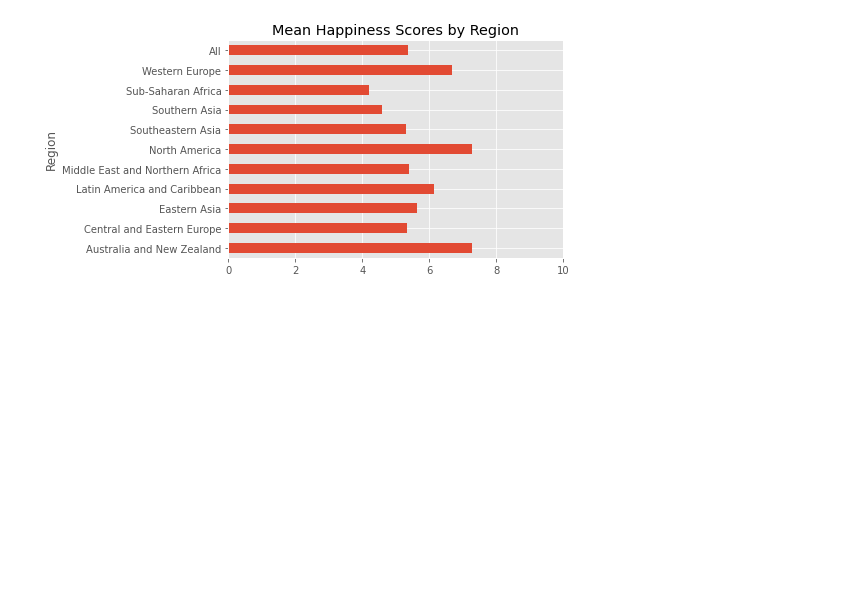
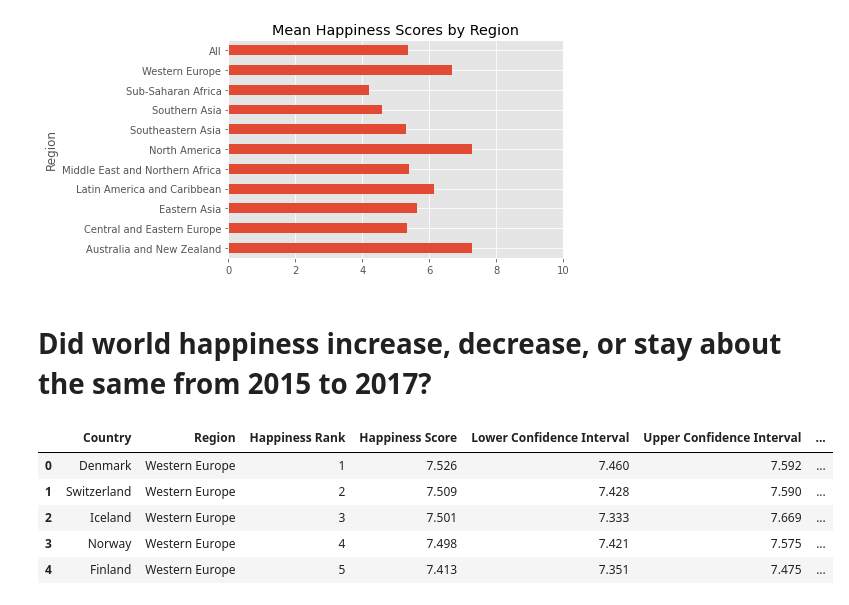
Before and after one commit to VictorOmondi1997/exploring-whr, a Jupyter notebook: exploring_whr.ipynb, the cells around one changed output. Saved outputs shown, nothing was run; the diff lists cells and outputs as text; code cells hidden in the pictures; blank space fills up the shorter version.

```diff
--- a/exploring_whr.ipynb
+++ b/exploring_whr.ipynb
@@ -106,3 +106,15 @@ happiness2015.pivot_table(values='Happiness Score', index='Region', margins=True
 # %% [output]
 <matplotlib.axes._subplots.AxesSubplot at 0x...>
 [figure]
+# %% [markdown]
+# Did world happiness increase, decrease, or stay about the same from 2015 to 2017?
+# %%
+happiness2016 = pd.read_csv('https://dsserver-prod-resources-1.s3.amazonaws.com/344/World_Happiness_2016.csv?versionId=g2kGflhRQVfDoiUtXaBqfKoLx_BrgtJs')
+happiness2016.head()
+# %% [output]
+|  | Country | Region | Happiness Rank | Happiness Score | Lower Confidence Interval | Upper Confidence Interval | ... |
+| 0 | Denmark | Western Europe | 1 | 7.526 | 7.460 | 7.592 | ... |
+| 1 | Switzerland | Western Europe | 2 | 7.509 | 7.428 | 7.590 | ... |
+| 2 | Iceland | Western Europe | 3 | 7.501 | 7.333 | 7.669 | ... |
+| 3 | Norway | Western Europe | 4 | 7.498 | 7.421 | 7.575 | ... |
+| 4 | Finland | Western Europe | 5 | 7.413 | 7.351 | 7.475 | ... |
```
Also changed, not shown: parts of 4 cells of this notebook.
